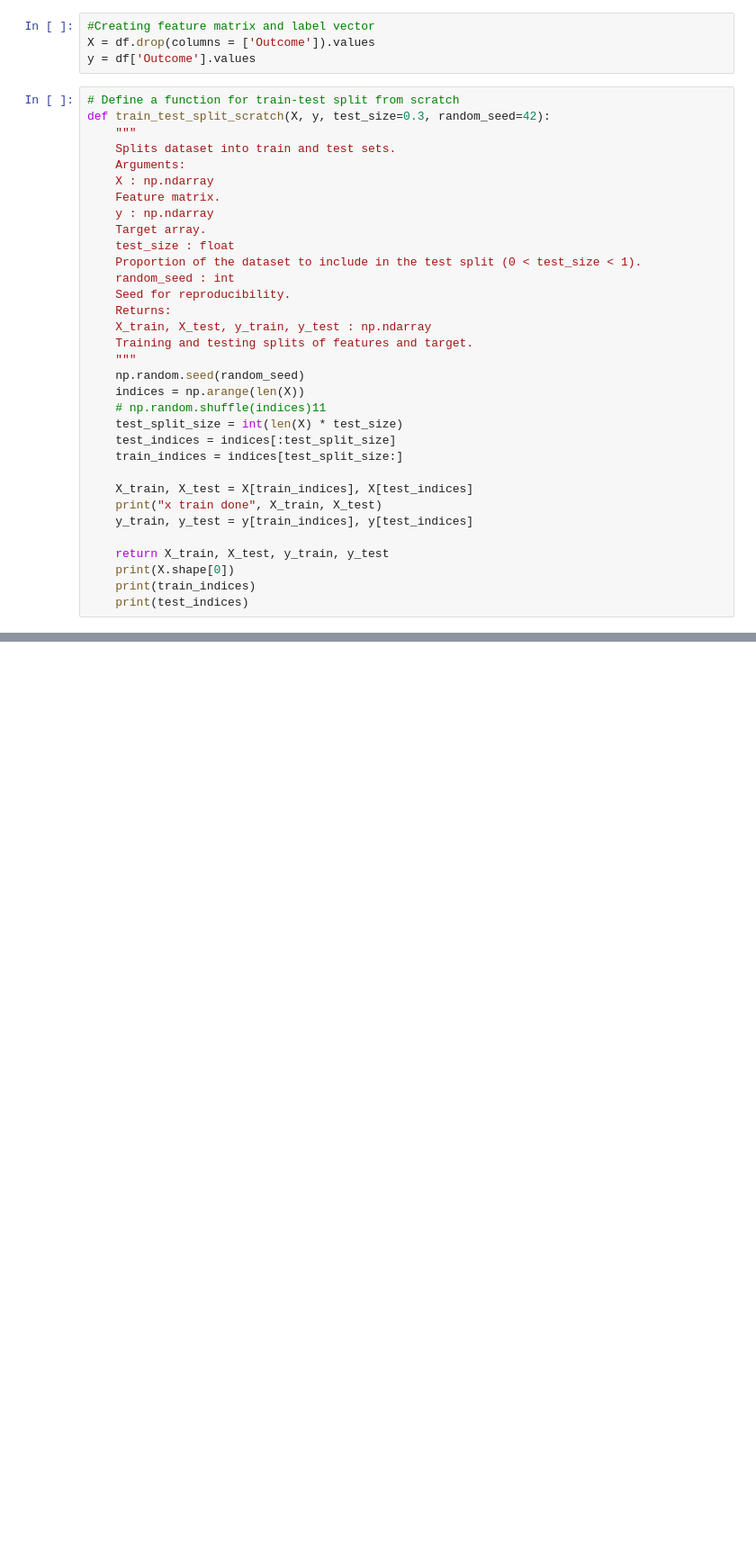
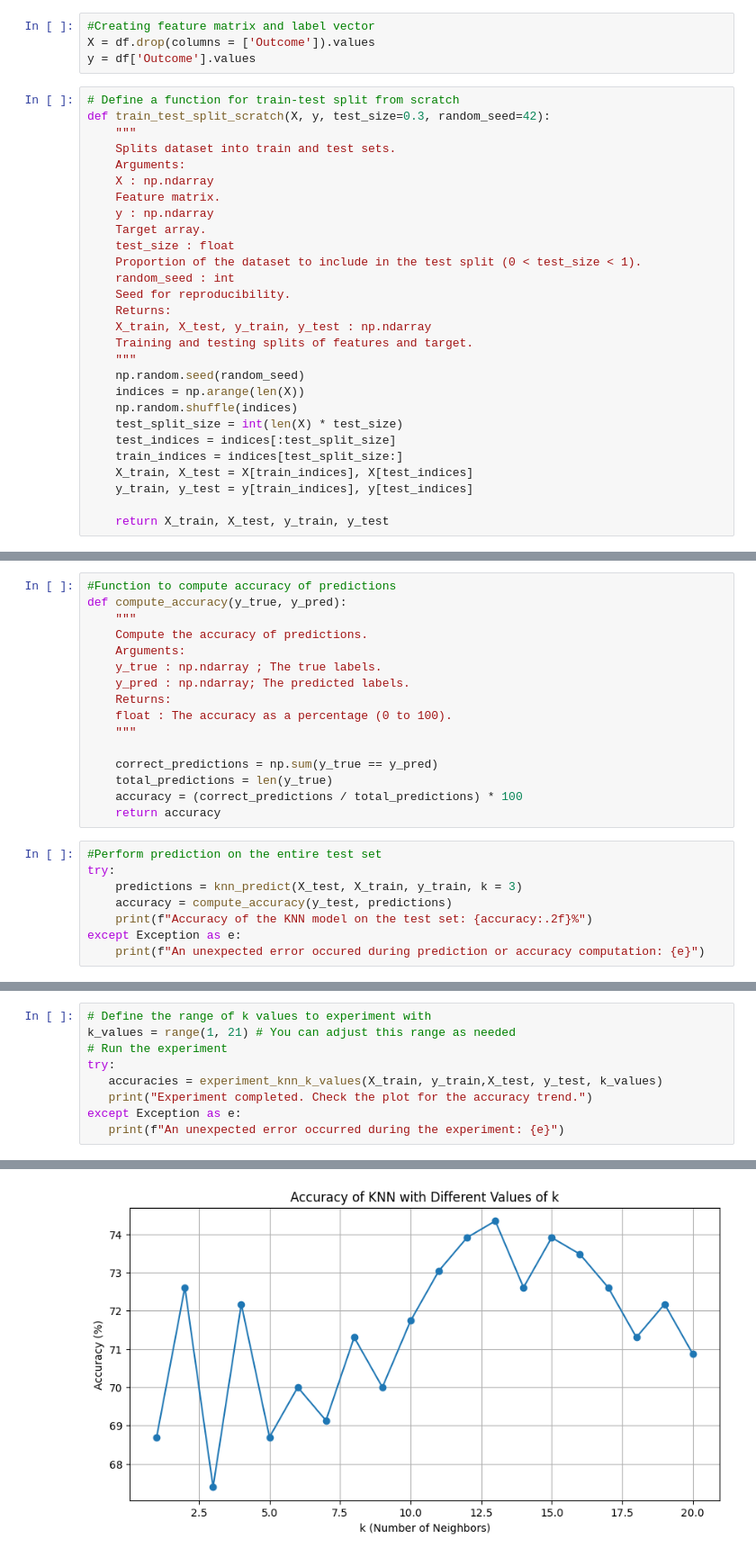
Before and after one commit to rohitkhadka1/5CS037-2024, a Jupyter notebook: Worksheets/2407942_Rohit_Khadka_Worksheet_4.ipynb, the cells around one changed output, grey strips where cells are left out. Shown at 90% size. Saved outputs shown, nothing was run; the diff lists cells and outputs as text; blank space fills up the shorter version.

```diff
--- a/Worksheets/2407942_Rohit_Khadka_Worksheet_4.ipynb
+++ b/Worksheets/2407942_Rohit_Khadka_Worksheet_4.ipynb
@@ -69,19 +69,14 @@ def train_test_split_scratch(X, y, test_size=0.3, random_seed=42):
     """
     np.random.seed(random_seed)
     indices = np.arange(len(X))
-    # np.random.shuffle(indices)11
+    np.random.shuffle(indices)
     test_split_size = int(len(X) * test_size)
     test_indices = indices[:test_split_size]
     train_indices = indices[test_split_size:]
-
     X_train, X_test = X[train_indices], X[test_indices]
-    print("x train done", X_train, X_test)
     y_train, y_test = y[train_indices], y[test_indices]
 
     return X_train, X_test, y_train, y_test
-    print(X.shape[0])
-    print(train_indices)
-    print(test_indices)
 # %%
 # Perform the train-test split
 X_train, X_test, y_train, y_test = train_test_split_scratch(X, y, test_size=0.3)
@@ -94,0 +204,24 @@ KeyError: "None of [Index([230, 231, 232, 233, 234, 235, 236, 237, 238, 239,\n
+# %%
+#Function to compute accuracy of predictions
+def compute_accuracy(y_true, y_pred):
+    """
+    Compute the accuracy of predictions.
+    Arguments:
+    y_true : np.ndarray ; The true labels.
+    y_pred : np.ndarray; The predicted labels.
+    Returns:
+    float : The accuracy as a percentage (0 to 100).
+    """
+
+    correct_predictions = np.sum(y_true == y_pred)
+    total_predictions = len(y_true)
+    accuracy = (correct_predictions / total_predictions) * 100
+    return accuracy
+# %%
+#Perform prediction on the entire test set
+try:
+    predictions = knn_predict(X_test, X_train, y_train, k = 3)
+    accuracy = compute_accuracy(y_test, predictions)
+    print(f"Accuracy of the KNN model on the test set: {accuracy:.2f}%")
+except Exception as e:
+    print(f"An unexpected error occured during prediction or accuracy computation: {e}")
@@ -94,0 +272,10 @@ KeyError: "None of [Index([230, 231, 232, 233, 234, 235, 236, 237, 238, 239,\n
+# %%
+# Define the range of k values to experiment with
+k_values = range(1, 21) # You can adjust this range as needed
+# Run the experiment
+try:
+   accuracies = experiment_knn_k_values(X_train, y_train,X_test, y_test, k_values)
+   print("Experiment completed. Check the plot for the accuracy trend.")
+except Exception as e:
+   print(f"An unexpected error occurred during the experiment: {e}")
+# %% [output]
@@ -94,0 +299 @@ KeyError: "None of [Index([230, 231, 232, 233, 234, 235, 236, 237, 238, 239,\n
+[figure, added]
```
Also changed, not shown: parts of 9 cells of this notebook, 9 other files.
